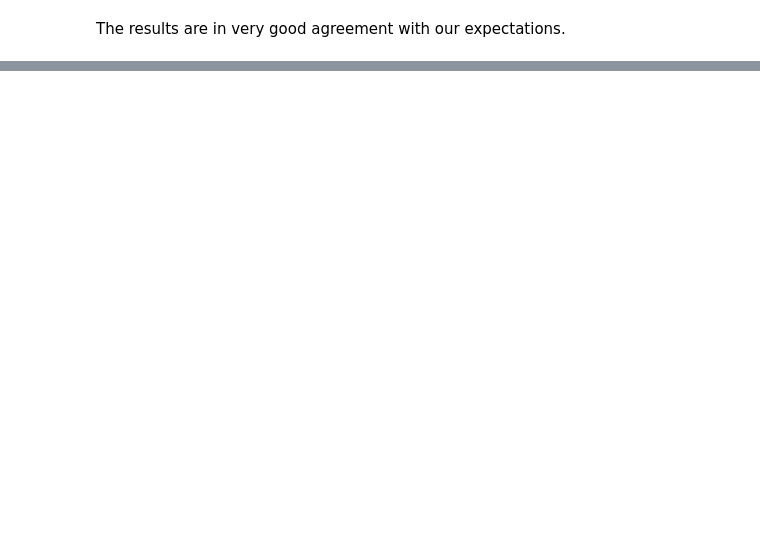
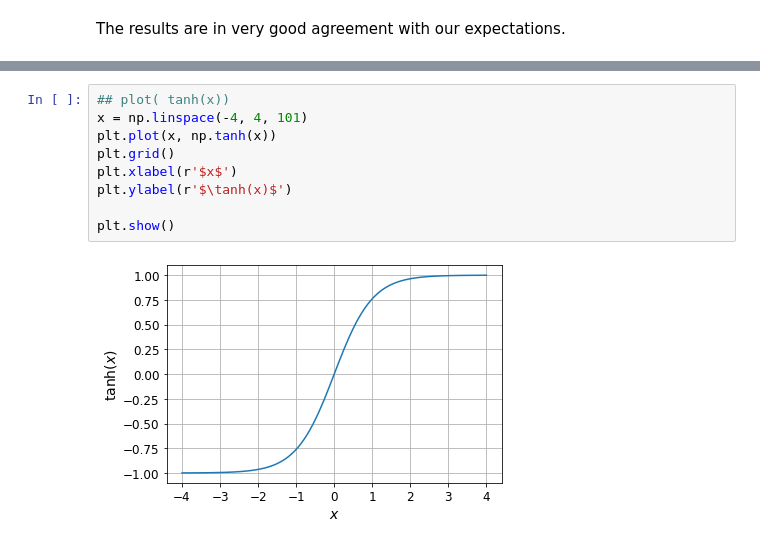
Before and after one commit to bepepa/digital_comms, a Jupyter notebook: 050_phasor_estimation.ipynb, the cells around one changed output, grey strips where cells are left out. Saved outputs shown, nothing was run; the diff lists cells and outputs as text; blank space fills up the shorter version.

```diff
--- a/050_phasor_estimation.ipynb
+++ b/050_phasor_estimation.ipynb
@@ -509,0 +550,11 @@ The results are in very good agreement with our expectations.
+# %%
+## plot( tanh(x))
+x = np.linspace(-4, 4, 101)
+plt.plot(x, np.tanh(x))
+plt.grid()
+plt.xlabel(r'$x$')
+plt.ylabel(r'$\tanh(x)$')
+
+plt.show()
+# %% [output]
+[figure, added]
```
Also changed, not shown: parts of 20 cells of this notebook, 1 other file.
